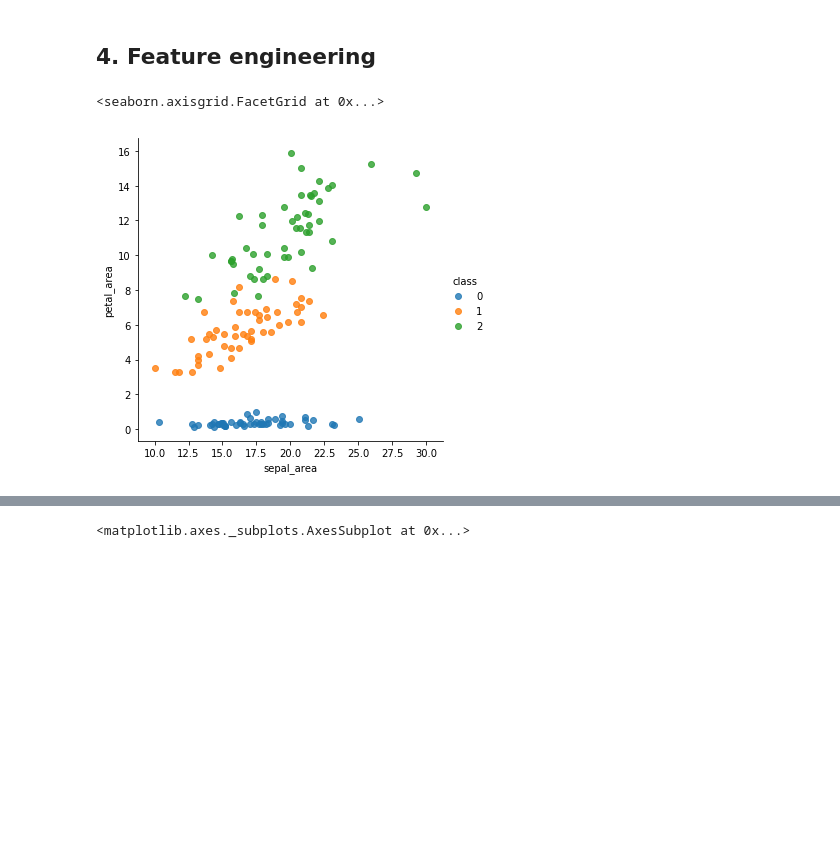
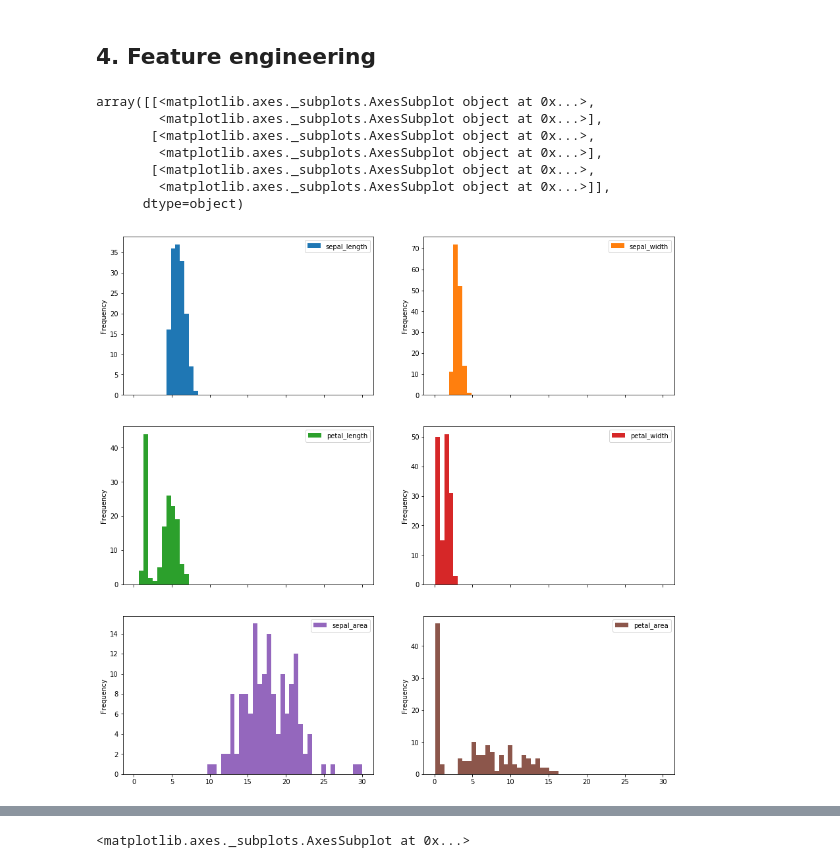
Before and after one commit to surbhigupt/iris_flower_identity, a Jupyter notebook: Iris Classification - Unsupervised learning (clustering).ipynb, the cells around one changed output, grey strips where cells are left out. Drawn from its saved outputs; the diff is of its cells as text; code cells hidden in the pictures; blank space fills up the shorter version.

```diff
--- a/Iris Classification - Unsupervised learning (clustering).ipynb
+++ b/Iris Classification - Unsupervised learning (clustering).ipynb
@@ -90,7 +104,14 @@ So, I generated two new features: petal_area and sepal_area to see if there is a
 # %%
 iris_data['sepal_area']=iris_data.apply(lambda x: (x['sepal_length'] * x['sepal_width']), axis=1)
 iris_data['petal_area']=iris_data.apply(lambda x: (x['petal_length'] * x['petal_width']), axis=1)
-sns.lmplot(x='sepal_area', y='petal_area', data=iris_data, hue='class', fit_reg=False)
+iris_data[['sepal_length', 'sepal_width', 'petal_length', 'petal_width','sepal_area',
+           'petal_area']].plot.hist(subplots=True,layout=(3,2),figsize=(15, 15), bins=50)
 # %% [output]
-<seaborn.axisgrid.FacetGrid at 0x...>
+array([[<matplotlib.axes._subplots.AxesSubplot object at 0x...>,
+        <matplotlib.axes._subplots.AxesSubplot object at 0x...>],
+       [<matplotlib.axes._subplots.AxesSubplot object at 0x...>,
+        <matplotlib.axes._subplots.AxesSubplot object at 0x...>],
+       [<matplotlib.axes._subplots.AxesSubplot object at 0x...>,
+        <matplotlib.axes._subplots.AxesSubplot object at 0x...>]],
+      dtype=object)
-[figure, old version]
+[figure, new version]
```
Also changed, not shown: parts of 32 cells of this notebook.
